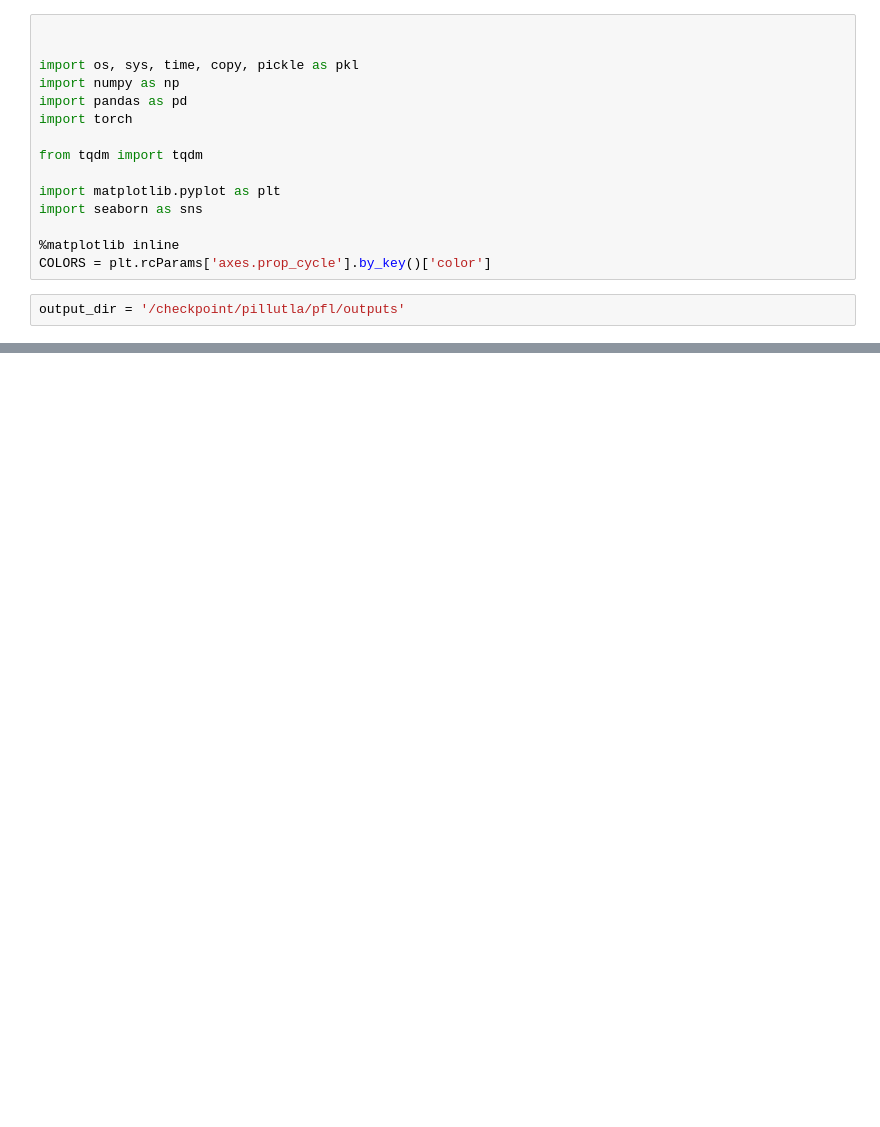
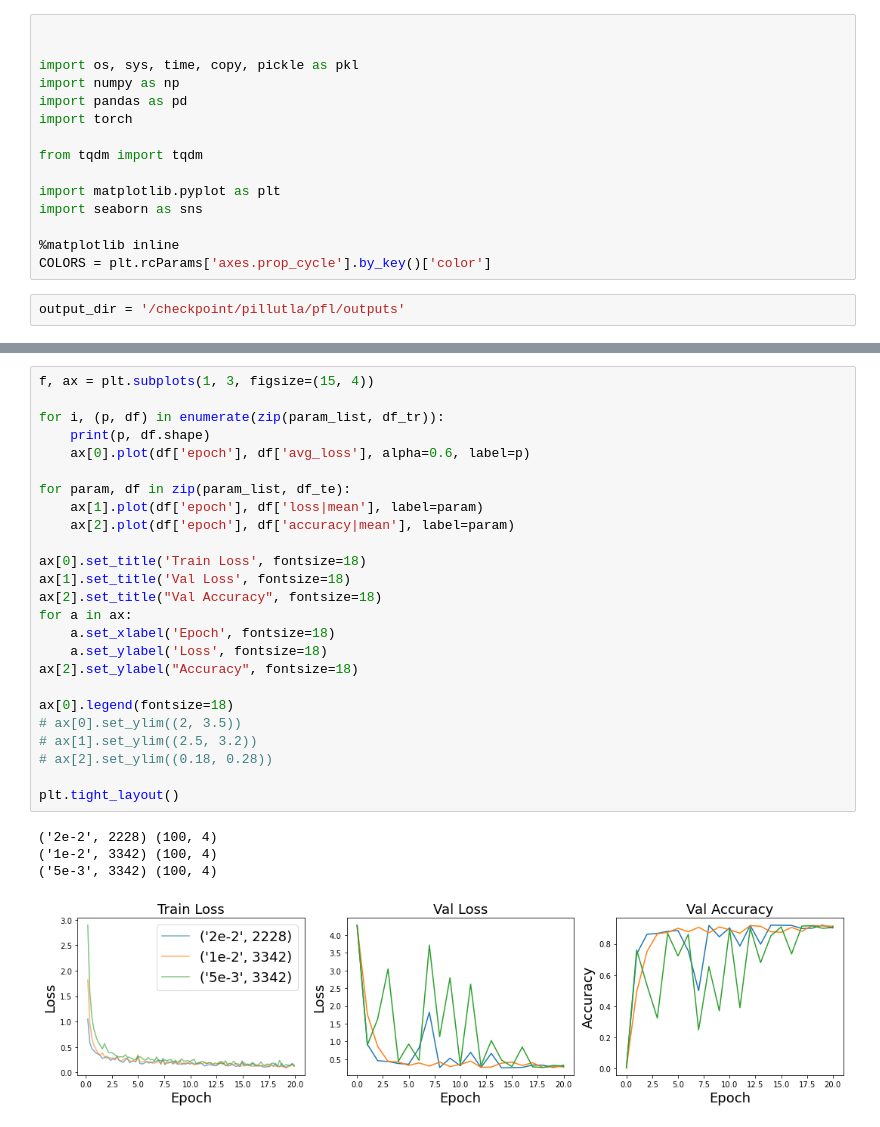
Before and after one commit to facebookresearch/FL_partial_personalization, a Jupyter notebook: parse_outputs.ipynb, the cells around one changed output, grey strips where cells are left out. Drawn from its saved outputs; the diff is of its cells as text; blank space fills up the shorter version.

```diff
--- a/parse_outputs.ipynb
+++ b/parse_outputs.ipynb
@@ -59,0 +158,30 @@ plt.tight_layout()
+# %%
+f, ax = plt.subplots(1, 3, figsize=(15, 4))
+
+for i, (p, df) in enumerate(zip(param_list, df_tr)):
+    print(p, df.shape)
+    ax[0].plot(df['epoch'], df['avg_loss'], alpha=0.6, label=p)
+
+for param, df in zip(param_list, df_te):
+    ax[1].plot(df['epoch'], df['loss|mean'], label=param)
+    ax[2].plot(df['epoch'], df['accuracy|mean'], label=param)
+
+ax[0].set_title('Train Loss', fontsize=18)
+ax[1].set_title('Val Loss', fontsize=18)
+ax[2].set_title("Val Accuracy", fontsize=18)
+for a in ax:
+    a.set_xlabel('Epoch', fontsize=18)
+    a.set_ylabel('Loss', fontsize=18)
+ax[2].set_ylabel("Accuracy", fontsize=18)
+
+ax[0].legend(fontsize=18)
+# ax[0].set_ylim((2, 3.5))
+# ax[1].set_ylim((2.5, 3.2))
+# ax[2].set_ylim((0.18, 0.28))
+
+plt.tight_layout()
+# %% [output]
+('2e-2', 2228) (100, 4)
+('1e-2', 3342) (100, 4)
+('5e-3', 3342) (100, 4)
+[figure, added]
```
Also changed, not shown: parts of 11 cells of this notebook, 16 other files.
